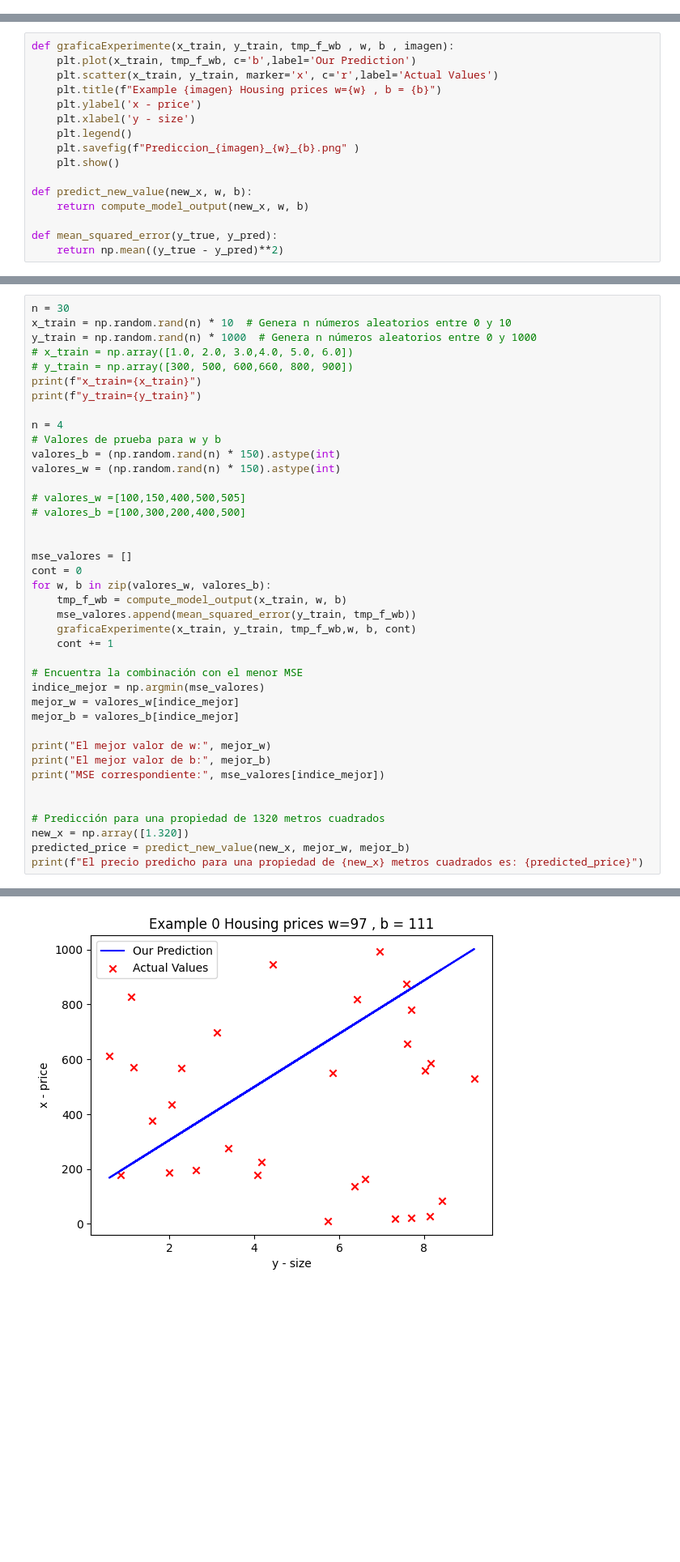
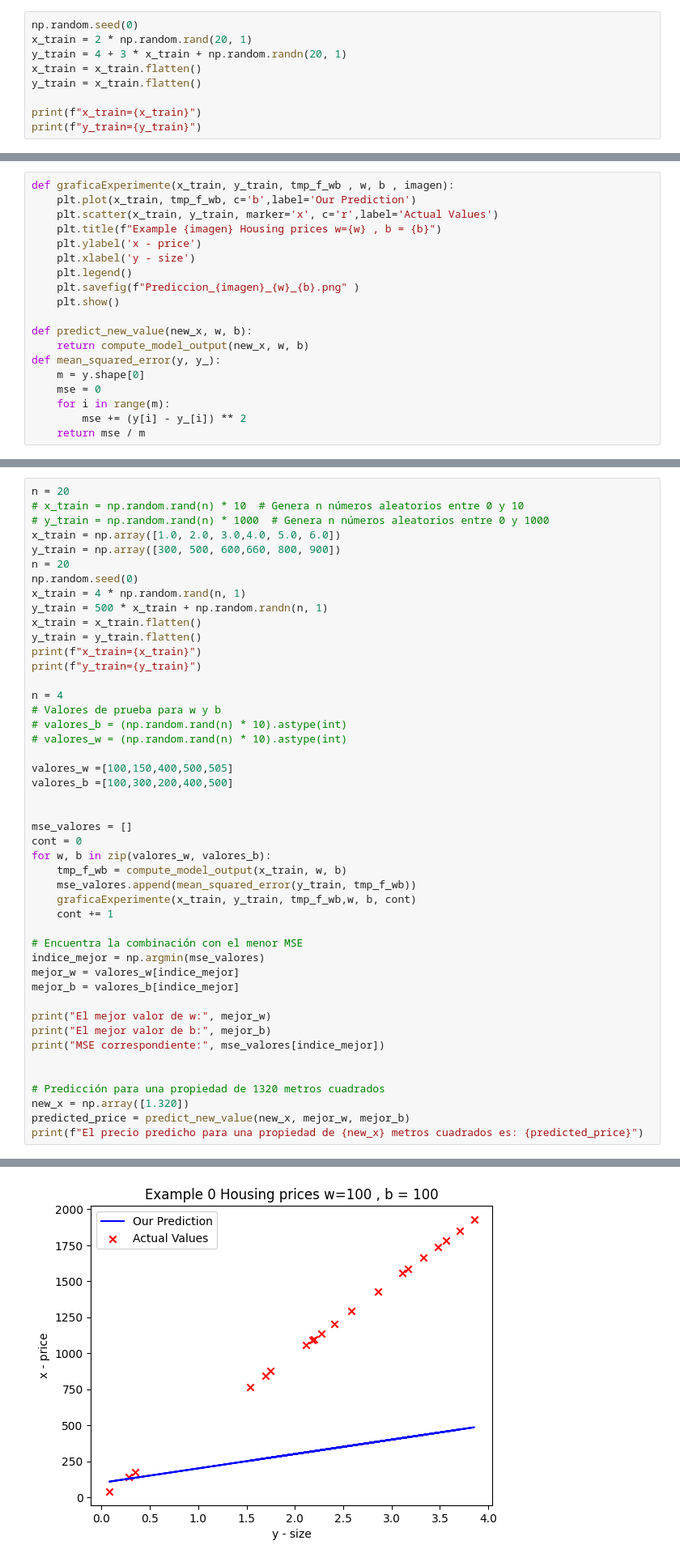
Before and after one commit to TomasGit-1/Maestria, a Jupyter notebook: IA/Laboratorios/IA_TomasLopezPerez_Lab1.ipynb, the cells around one changed output, grey strips where cells are left out. Shown at 81% size. Drawn from its saved outputs; the diff is of its cells as text; blank space fills up the shorter version.

```diff
--- a/IA/Laboratorios/IA_TomasLopezPerez_Lab1.ipynb
+++ b/IA/Laboratorios/IA_TomasLopezPerez_Lab1.ipynb
@@ -62,3 +62,12 @@ print(f"y_train={y_train}")
 # %% [output]
 x_train=[1. 2. 3.]
 y_train=[300 500 600]
+# %%
+np.random.seed(0)
+x_train = 2 * np.random.rand(20, 1)
+y_train = 4 + 3 * x_train + np.random.randn(20, 1)
+x_train = x_train.flatten()
+y_train = x_train.flatten()
+
+print(f"x_train={x_train}")
+print(f"y_train={y_train}")
@@ -197,9 +214,12 @@ def graficaExperimente(x_train, y_train, tmp_f_wb , w, b , imagen):
 
 def predict_new_value(new_x, w, b):
     return compute_model_output(new_x, w, b)
-
-def mean_squared_error(y_true, y_pred):
-    return np.mean((y_true - y_pred)**2)
+def mean_squared_error(y, y_):
+    m = y.shape[0]
+    mse = 0
+    for i in range(m):
+        mse += (y[i] - y_[i]) ** 2
+    return mse / m
 # %% [markdown]
 #Datos para w y b
 |index | W                       | b                        |
@@ -210,21 +230,27 @@ def mean_squared_error(y_true, y_pred):
 |   3  | 500                     | 400                      |
 |   4  | 505                     | 500                      |
 # %%
-n = 30
-x_train = np.random.rand(n) * 10  # Genera n números aleatorios entre 0 y 10
-y_train = np.random.rand(n) * 1000  # Genera n números aleatorios entre 0 y 1000
-# x_train = np.array([1.0, 2.0, 3.0,4.0, 5.0, 6.0])
-# y_train = np.array([300, 500, 600,660, 800, 900])
+n = 20
+# x_train = np.random.rand(n) * 10  # Genera n números aleatorios entre 0 y 10
+# y_train = np.random.rand(n) * 1000  # Genera n números aleatorios entre 0 y 1000
+x_train = np.array([1.0, 2.0, 3.0,4.0, 5.0, 6.0])
+y_train = np.array([300, 500, 600,660, 800, 900])
+n = 20
+np.random.seed(0)
+x_train = 4 * np.random.rand(n, 1)
+y_train = 500 * x_train + np.random.randn(n, 1)
+x_train = x_train.flatten()
+y_train = y_train.flatten()
 print(f"x_train={x_train}")
 print(f"y_train={y_train}")
 
 n = 4
 # Valores de prueba para w y b
-valores_b = (np.random.rand(n) * 150).astype(int)
-valores_w = (np.random.rand(n) * 150).astype(int)
+# valores_b = (np.random.rand(n) * 10).astype(int)
+# valores_w = (np.random.rand(n) * 10).astype(int)
 
-# valores_w =[100,150,400,500,505]
-# valores_b =[100,300,200,400,500]
+valores_w =[100,150,400,500,505]
+valores_b =[100,300,200,400,500]
 
 
 mse_valores = []
@@ -264 +287 @@ y_train=[ 19.02736727 528.31859352 992.51189033  26.14724999 586.66639045
-[figure, old version]
+[figure, new version]
```
Also changed, not shown: parts of 7 cells of this notebook, 19 other files.
